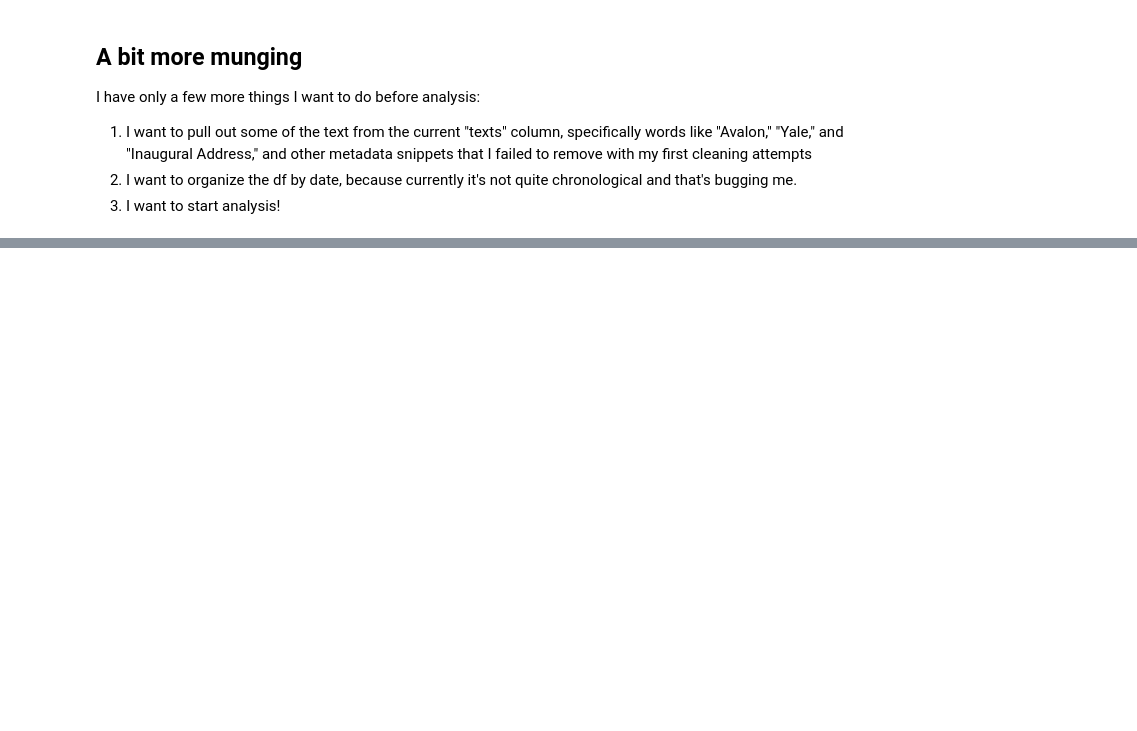
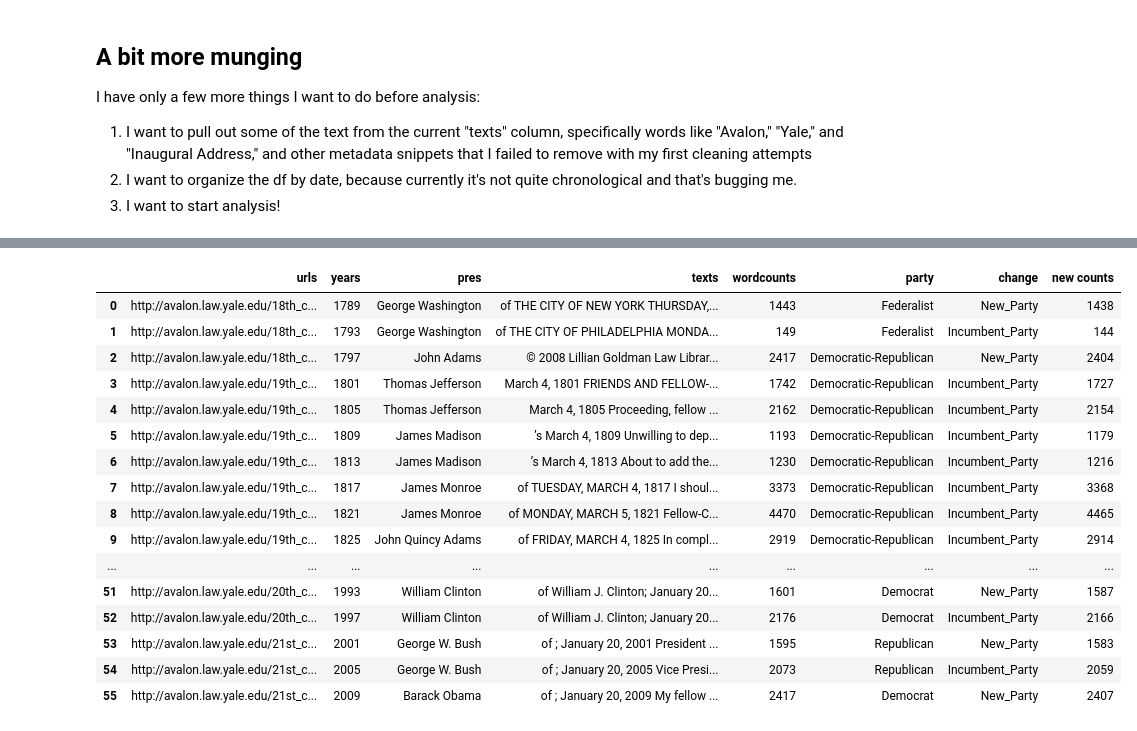
Before and after one commit to historybman/EADA, a Jupyter notebook: Inaugural_adds.ipynb, the cells around one changed output, grey strips where cells are left out. Saved outputs shown, nothing was run; the diff lists cells and outputs as text; code cells hidden in the pictures; blank space fills up the shorter version.

```diff
--- a/Inaugural_adds.ipynb
+++ b/Inaugural_adds.ipynb
@@ -342,0 +292,25 @@ I have only a few more things I want to do before analysis:
+# %%
+# remove_strings = ['The Avalon Project at Yale Law School', 'Inaugural Address of']
+# for string in updated_df['texts']:
+#     print(type(string))
+#     for sub_str in remove_strings:
+#         print(sub_str)
+#         if sub_str in string:
+#             print(string[:50])
+#             print("it's here")
+#             string.replace(sub_str, '')
+#         else:
+#             continue
+
+remove_strings = ['The Avalon Project', 'at Yale Law School', 'First Inaugural Address', 'Second Inaugural Address', 'Inaugural Address']
+for string in remove_strings:
+    print(string)
+    updated_df['texts'] = updated_df['texts'].str.replace(string, ' ')
+
+for string in pres_list:
+    updated_df['texts'] = updated_df['texts'].str.replace(string,  ' ')
+
+
+# remove_substr('Washington')
+# updated_df['texts'] = updated_df['texts'].str.replace('Washington', '')
+# updated_df
@@ -342,0 +343,20 @@ I have only a few more things I want to do before analysis:
+# %%
+updated_df.sort_values(by='years', ascending= True)
+# %% [output]
+|  | urls | years | pres | texts | wordcounts | party | change | new counts |
+| 0 | http://avalon.law.yale.edu/18th_c... | 1789 | George Washington | of THE CITY OF NEW YORK THURSDAY,... | 1443 | Federalist | New_Party | 1438 |
+| 1 | http://avalon.law.yale.edu/18th_c... | 1793 | George Washington | of THE CITY OF PHILADELPHIA MONDA... | 149 | Federalist | Incumbent_Party | 144 |
+| 2 | http://avalon.law.yale.edu/18th_c... | 1797 | John Adams | © 2008 Lillian Goldman Law Librar... | 2417 | Democratic-Republican | New_Party | 2404 |
+| 3 | http://avalon.law.yale.edu/19th_c... | 1801 | Thomas Jefferson | March 4, 1801 FRIENDS AND FELLOW-... | 1742 | Democratic-Republican | Incumbent_Party | 1727 |
+| 4 | http://avalon.law.yale.edu/19th_c... | 1805 | Thomas Jefferson | March 4, 1805 Proceeding, fellow ... | 2162 | Democratic-Republican | Incumbent_Party | 2154 |
+| 5 | http://avalon.law.yale.edu/19th_c... | 1809 | James Madison | ’s March 4, 1809 Unwilling to dep... | 1193 | Democratic-Republican | Incumbent_Party | 1179 |
+| 6 | http://avalon.law.yale.edu/19th_c... | 1813 | James Madison | ’s March 4, 1813 About to add the... | 1230 | Democratic-Republican | Incumbent_Party | 1216 |
+| 7 | http://avalon.law.yale.edu/19th_c... | 1817 | James Monroe | of TUESDAY, MARCH 4, 1817 I shoul... | 3373 | Democratic-Republican | Incumbent_Party | 3368 |
+| 8 | http://avalon.law.yale.edu/19th_c... | 1821 | James Monroe | of MONDAY, MARCH 5, 1821 Fellow-C... | 4470 | Democratic-Republican | Incumbent_Party | 4465 |
+| 9 | http://avalon.law.yale.edu/19th_c... | 1825 | John Quincy Adams | of FRIDAY, MARCH 4, 1825 In compl... | 2919 | Democratic-Republican | Incumbent_Party | 2914 |
+| ... | ... | ... | ... | ... | ... | ... | ... | ... |
+| 51 | http://avalon.law.yale.edu/20th_c... | 1993 | William Clinton | of William J. Clinton; January 20... | 1601 | Democrat | New_Party | 1587 |
+| 52 | http://avalon.law.yale.edu/20th_c... | 1997 | William Clinton | of William J. Clinton; January 20... | 2176 | Democrat | Incumbent_Party | 2166 |
+| 53 | http://avalon.law.yale.edu/21st_c... | 2001 | George W. Bush | of ; January 20, 2001 President ... | 1595 | Republican | New_Party | 1583 |
+| 54 | http://avalon.law.yale.edu/21st_c... | 2005 | George W. Bush | of ; January 20, 2005 Vice Presi... | 2073 | Republican | Incumbent_Party | 2059 |
+| 55 | http://avalon.law.yale.edu/21st_c... | 2009 | Barack Obama | of ; January 20, 2009 My fellow ... | 2417 | Democrat | New_Party | 2407 |
```
Also changed, not shown: parts of 6 cells of this notebook.
